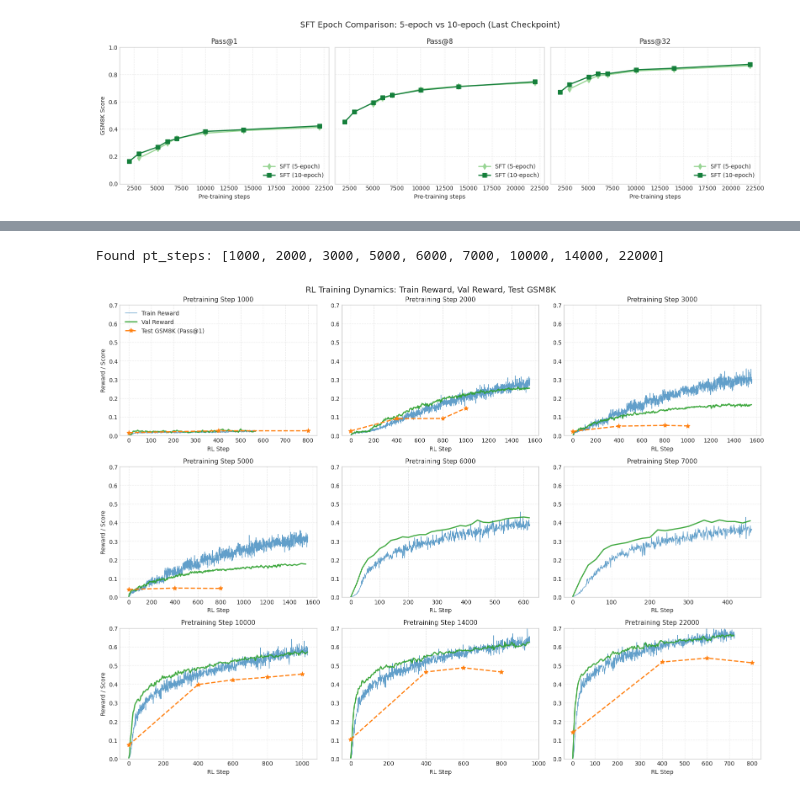
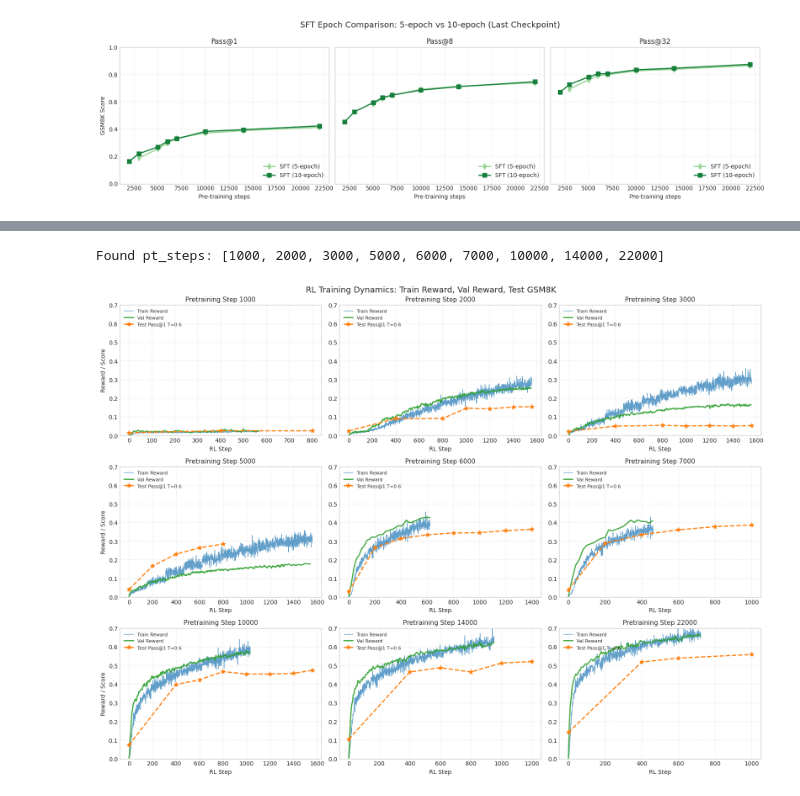
Before and after one commit to RachitBansal/verl, a Jupyter notebook: notebooks/plot_eval_results.ipynb, the cells around one changed output, grey strips where cells are left out. Cells and saved outputs as stored; diff of their text form; code cells hidden in the pictures.

```diff
--- a/notebooks/plot_eval_results.ipynb
+++ b/notebooks/plot_eval_results.ipynb
@@ -637,7 +807,8 @@ plt.show()
 # %%
-# Plot 4: RL training dynamics (rollout=32) - Pass@1, Pass@8, Pass@32
+# Plot 5: RL training dynamics (rollout=32) - Pass@1, Pass@8, Pass@32
 # X-axis is rl_step, one line per pt_step
 # rl_step=0 uses the corresponding pre-train model 8-shot performance
+# For each pt_step, plot only the seed with the best final performance
 TARGET_TEMP = 0.6
 TARGET_SHOT = 8
 RL_ROLLOUTS = 32
@@ -654,7 +825,22 @@ for idx, samples in enumerate(PLOT_SAMPLES):
         (rl_df["samples"] == samples) &
         (rl_df["temp"] == TARGET_TEMP) &
         (rl_df["num_rollouts"] == RL_ROLLOUTS)
-    ].sort_values(["pt_step", "rl_step"])
+    ]
+
+    if rl_subset.empty:
+        continue
+
+    # For each pt_step, find the seed with the best final performance
+    # Step 1: Get the last rl_step for each (pt_step, seed)
+    last_step_idx = rl_subset.groupby(["pt_step", "seed"])["rl_step"].idxmax()
+    last_step_scores = rl_subset.loc[last_step_idx]
+    # Step 2: For each pt_step, pick the seed with max score at its last step
+    best_seed_idx = last_step_scores.groupby("pt_step")["score"].idxmax()
+    best_seeds = last_step_scores.loc[best_seed_idx][["pt_step", "seed"]]
+
+    # Filter rl_subset to only include the best seed for each pt_step
+    rl_subset = rl_subset.merge(best_seeds, on=["pt_step", "seed"], how="inner")
+    rl_subset = rl_subset.sort_values(["pt_step", "rl_step"])
 
     # Get unique pt_steps and assign colors
     pt_steps = sorted(rl_subset["pt_step"].unique())
@@ -708,6 +894,7 @@ plt.show()
 # %%
-# Plot 5: RL Training Dynamics - 3x3 grid for each pt_step (using combined CSV files)
+# Plot 6: RL Training Dynamics - 3x3 grid for each pt_step (using combined CSV files)
 # Each subplot shows: (1) training reward, (2) validation reward, (3) test GSM8K performance
+# For test performance, pick the seed with the best final performance
 import os
 
 RESULT_FILES_DIR = "/n/home05/sqin/rl_pretrain/verl/notebooks/result_files"
@@ -774,49 +961,57 @@ for idx, pt_step in enumerate(pt_steps_from_files):
         if not val_data.empty:
             ax.plot(val_data["Step"], val_data[val_col], color="tab:green", alpha=0.9, label="Val Reward", linewidth=2)
 
-    # Plot test GSM8K performance (pass@1)
+    # Plot test GSM8K performance (pass@1) - TEMP 0.6, best seed
     rl_subset = rl_df[
         (rl_df["pt_step"] == pt_step) &
         (rl_df["samples"] == TARGET_SAMPLES) &
         (rl_df["temp"] == TARGET_TEMP) &
         (rl_df["num_rollouts"] == RL_ROLLOUTS)
-    ].sort_values("rl_step")
+    ]
 
     if not rl_subset.empty:
+        # Find the seed with best final performance for this pt_step
+        # Step 1: Get the last rl_step for each seed
+        last_step_idx = rl_subset.groupby("seed")["rl_step"].idxmax()
+        last_step_scores = rl_subset.loc[last_step_idx]
+        # Step 2: Pick the seed with max score at its last step
+        best_seed = last_step_scores.loc[last_step_scores["score"].idxmax(), "seed"]
+        # Step 3: Filter to only include the best seed
+        rl_subset = rl_subset[rl_subset["seed"] == best_seed].sort_values("rl_step")
+
         # Get pre-train score for rl_step=0
         pre_score = pre_df[
             (pre_df["step"] == pt_step) &
             (pre_df["samples"] == TARGET_SAMPLES) &
             (pre_df["shot"] == TARGET_SHOT) &
             (pre_df["temp"] == TARGET_TEMP)
         ]
 
         if not pre_score.empty:
             test_steps = [0] + rl_subset["rl_step"].tolist()
             test_scores = [pre_score.iloc[0]["score"]] + rl_subset["score"].tolist()
         else:
             test_steps = rl_subset["rl_step"].tolist()
             test_scores = rl_subset["score"].tolist()
 
         ax.plot(test_steps, test_scores, color="tab:orange", marker="*", markersize=8,
-                label="Test GSM8K (Pass@1)", linewidth=2, linestyle="--")
+                label="Test Pass@1 T=0.6", linewidth=2, linestyle="--")
 
     ax.set_title(f"Pretraining Step {pt_step}", fontsize=11)
     ax.set_xlabel("RL Step")
     if idx % ncols == 0:
         ax.set_ylabel("Reward / Score")
     ax.set_ylim(0, 0.7)
     ax.grid(True, linestyle="--", alpha=0.4)
-    if idx == 0:
-        ax.legend(loc="upper left", fontsize=10)
+    ax.legend(loc="upper left", fontsize=8)
 
 # Hide unused subplots
 for idx in range(len(pt_steps_from_files), nrows * ncols):
     axes[idx].set_visible(False)
 
 fig.suptitle("RL Training Dynamics: Train Reward, Val Reward, Test GSM8K", fontsize=14)
 plt.tight_layout()
 plt.show()
 # %% [output]
 Found pt_steps: [1000, 2000, 3000, 5000, 6000, 7000, 10000, 14000, 22000]
-[figure, old version]
+[figure, new version]
```
Also changed, not shown: parts of 12 cells of this notebook, 1 other file.
